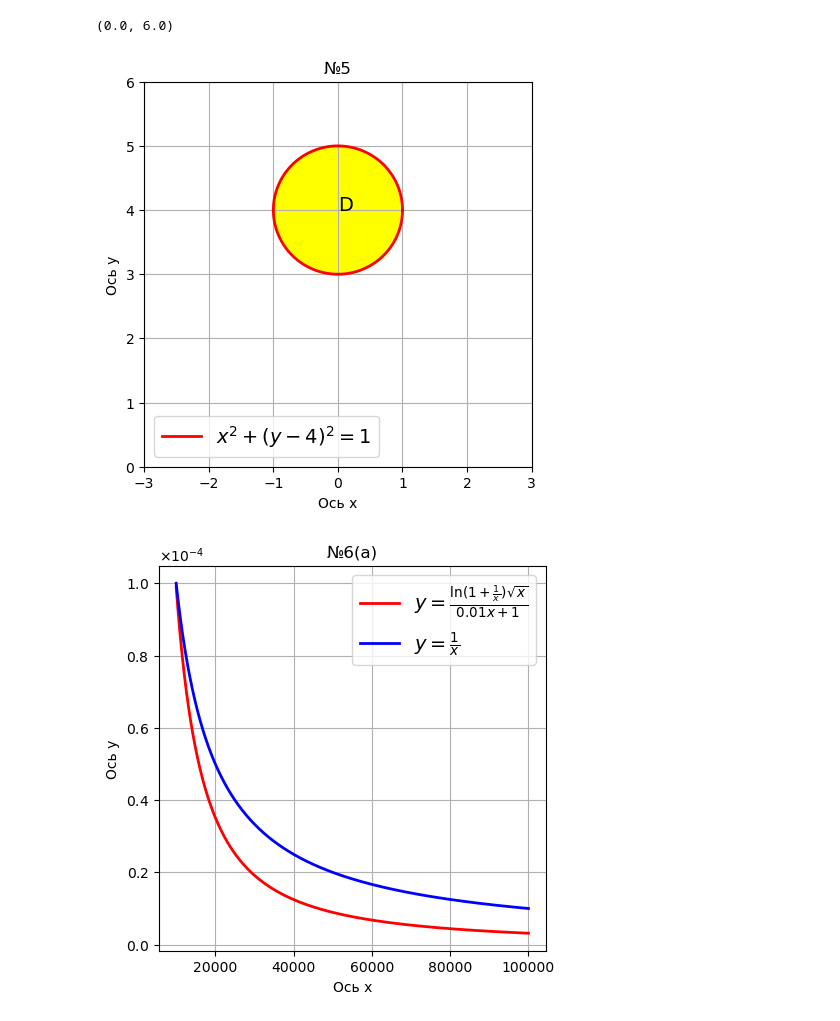
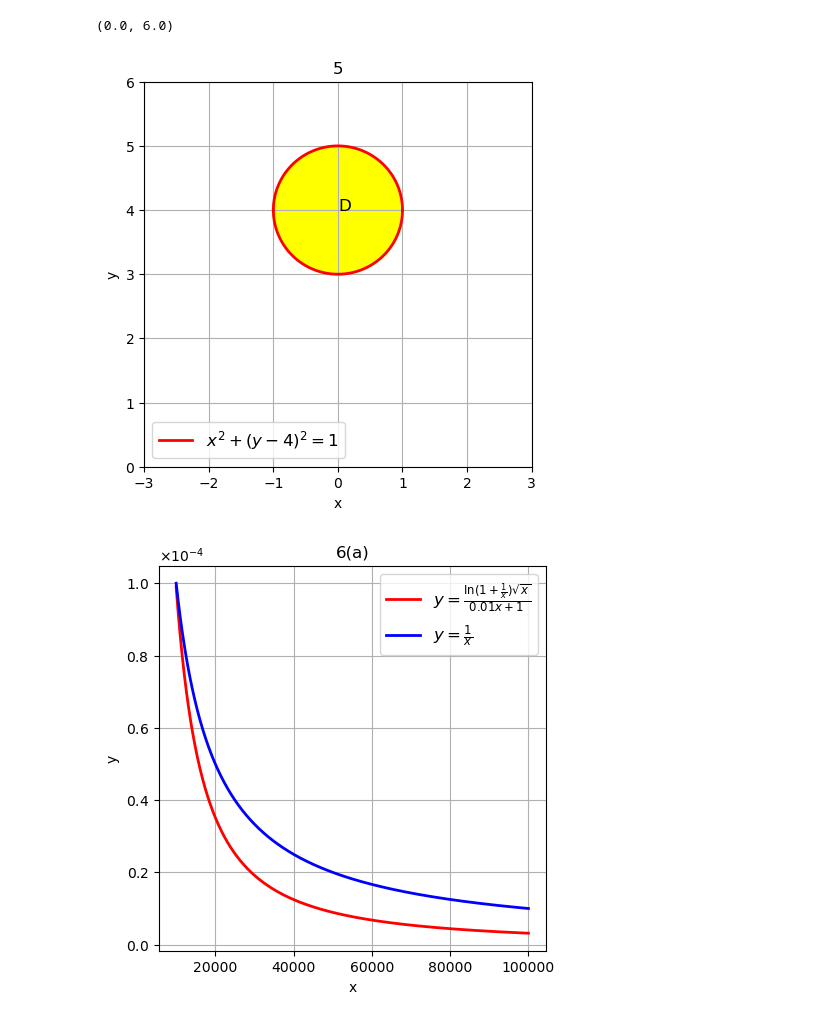
Before and after one commit to Platon19/test2, a Jupyter notebook: graph_new.ipynb, the cells around one changed output. Drawn from its saved outputs; the diff is of its cells as text; code cells hidden in the pictures.

```diff
--- a/graph_new.ipynb
+++ b/graph_new.ipynb
@@ -169,17 +164,17 @@ plt.plot(x,y1,color='red',lw=2)
 plt.fill_between(x,y1,y,color='yellow')
 
 
-plt.text(0,4,"D", fontsize=14)
-plt.legend(loc=3, prop={'size':14})
+plt.text(0,4,"D", fontsize=12)
+plt.legend(loc=3, prop={'size':12})
 plt.grid()
-plt.title('№5')
-plt.xlabel('Oсь x')
-plt.ylabel('Oсь y')
+plt.title('5')
+plt.xlabel('x')
+plt.ylabel('y')
 plt.xlim(-3,3)
 plt.ylim(0,6)
 # %% [output]
 (0.0, 6.0)
-[figure, old version]
+[figure, new version]
 # %%
 plt.figure(figsize=(5,5))
 x=np.linspace(10000,100000,1000)
@@ -188,35 +183,35 @@ plt.plot(x,y,color="red",lw=2,label=r'$y=\frac{\ln(1+\frac{1}{x})\sqrt{x}}{0.01x
 x1=np.linspace(10,100,1000)
 y1=1/x
 plt.plot(x,y1,color="blue",lw=2,label=r'$y=\frac{1}{x}}$')
 
 ay=plt.gca()
 formatter = ticker.ScalarFormatter(useMathText=True)
 formatter.set_scientific(True)
 formatter.set_powerlimits((0,10))
 ax.yaxis.set_major_formatter(formatter)
 ay.yaxis.set_major_formatter(formatter)
 
 ax=plt.gca()
 ax.yaxis.set_major_formatter(formatter)
 
 
 ay.yaxis.set_major_formatter(formatter)
 
 
 
 
 
 
 
-plt.legend(prop={'size':14})
+plt.legend(prop={'size':12})
 plt.grid()
-plt.title('№6(а)')
-plt.xlabel('Oсь x')
-plt.ylabel('Oсь y')
+plt.title('6(a)')
+plt.xlabel('x')
+plt.ylabel('y')
 
 
 
 
 plt.show()
 # %% [output]
-[figure, old version]
+[figure, new version]
```
Also changed, not shown: parts of 6 cells of this notebook, 4 other files.
